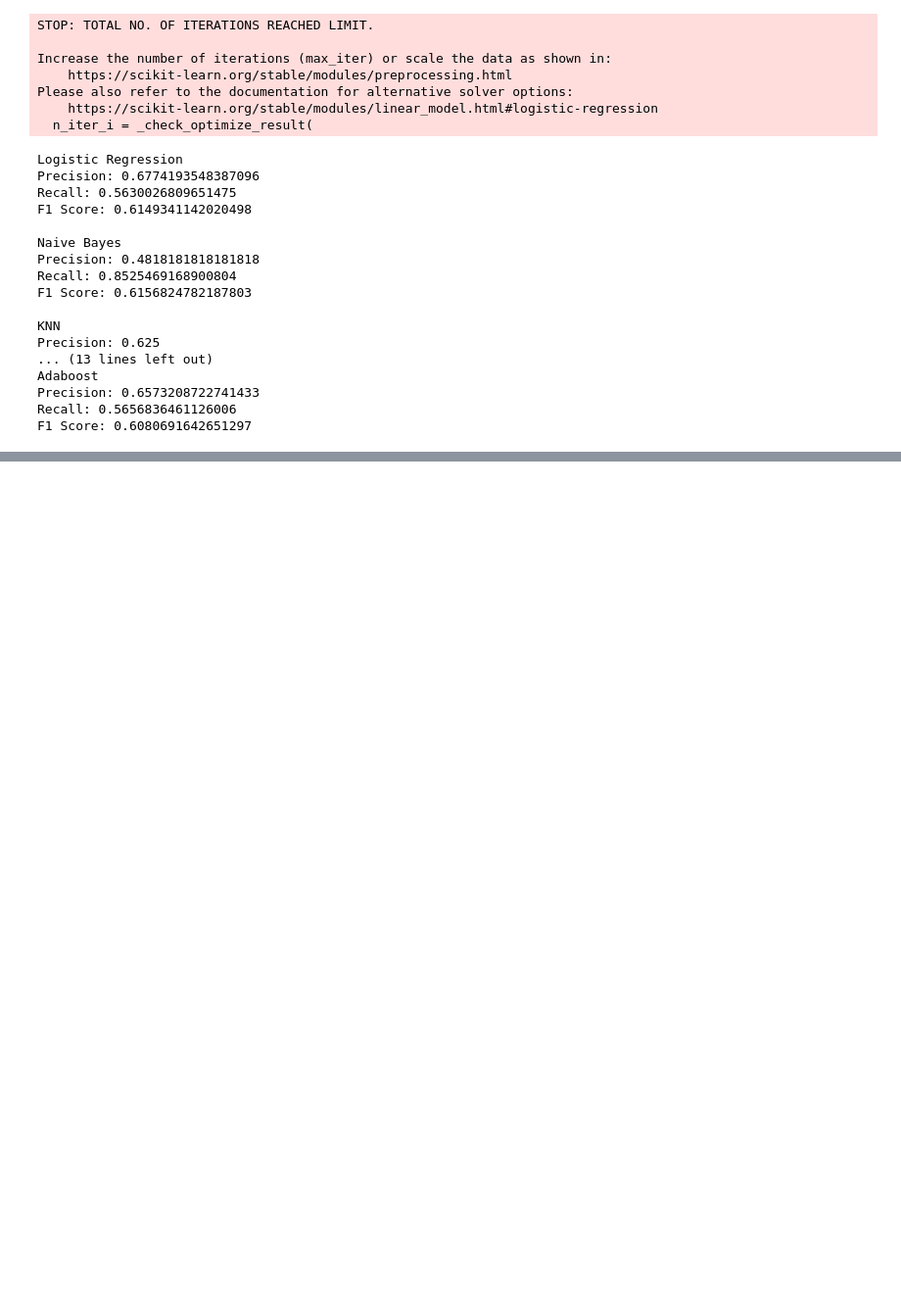
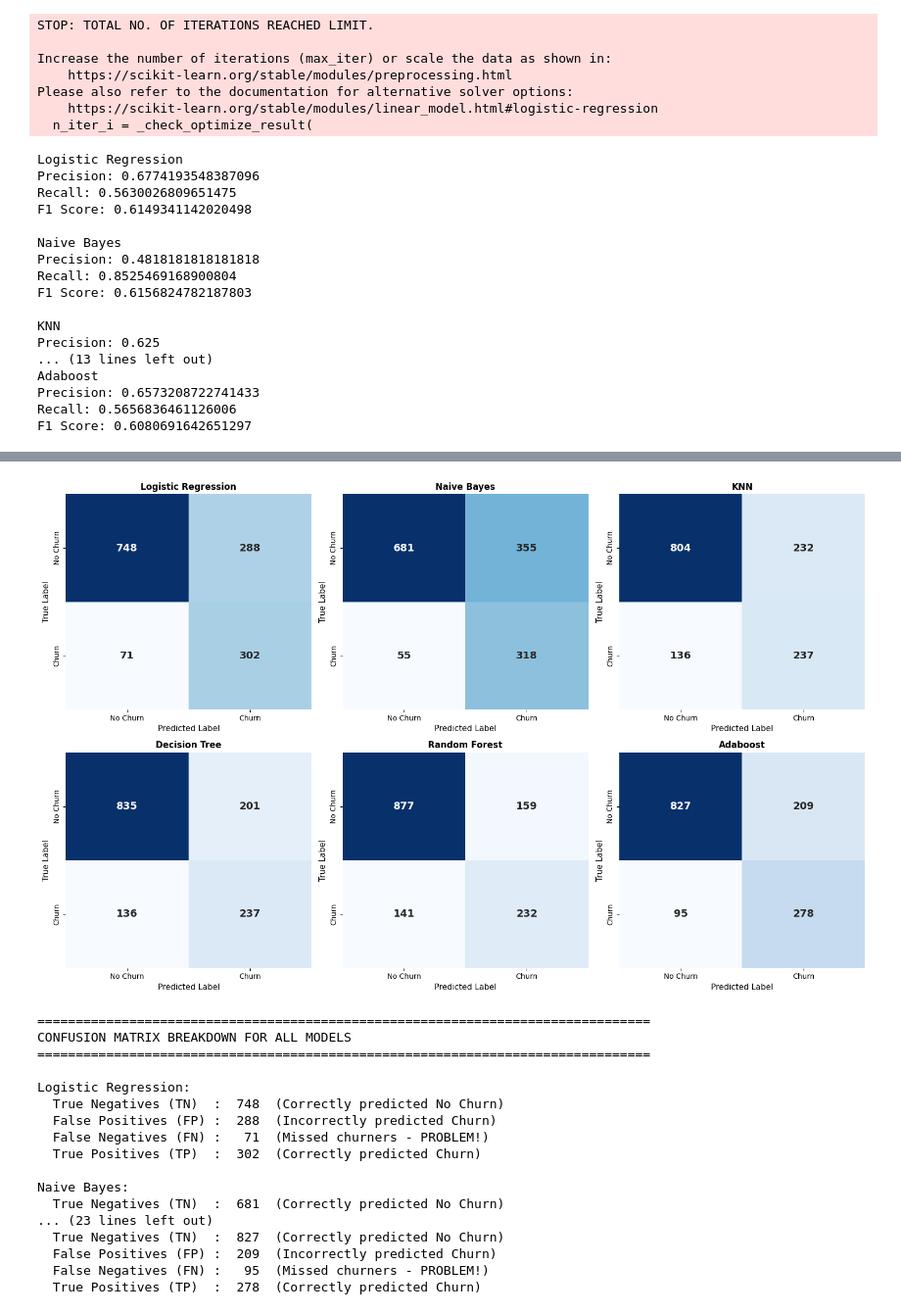
Before and after one commit to Mazen-Haytham/customer-churn-prediction, a Jupyter notebook: Project.ipynb, the cells around one changed output, grey strips where cells are left out. Shown at 98% size. Cells and saved outputs as stored; diff of their text form; code cells hidden in the pictures; blank space fills up the shorter version.

```diff
--- a/Project.ipynb
+++ b/Project.ipynb
@@ -471,0 +643,63 @@ F1 Score: 0.6080691642651297
+# %%
+from sklearn.metrics import confusion_matrix
+
+# Create a figure with subplots (2 rows x 3 columns for 6 models)
+fig, axes = plt.subplots(2, 3, figsize=(16, 10))
+axes = axes.flatten()  # Flatten to make indexing easier
+
+for idx, (name, model) in enumerate(models.items()):
+    # Get predictions
+    y_pred = model.predict(X_test)
+
+    # Calculate confusion matrix
+    cm = confusion_matrix(y_test, y_pred)
+
+    # Plot confusion matrix
+    sns.heatmap(cm, annot=True, fmt='d', cmap='Blues', ax=axes[idx],
+                cbar=False,
+                xticklabels=['No Churn', 'Churn'],
+                yticklabels=['No Churn', 'Churn'],
+                annot_kws={'size': 14, 'weight': 'bold'})
+
+    axes[idx].set_title(f'{name}', fontsize=12, fontweight='bold')
+    axes[idx].set_ylabel('True Label', fontsize=11)
+    axes[idx].set_xlabel('Predicted Label', fontsize=11)
+
+plt.tight_layout()
+plt.show()
+
+# Print detailed confusion matrix breakdown
+print("\n" + "="*80)
+print("CONFUSION MATRIX BREAKDOWN FOR ALL MODELS")
+print("="*80)
+
+for name, model in models.items():
+    y_pred = model.predict(X_test)
+    cm = confusion_matrix(y_test, y_pred)
+
+    tn, fp, fn, tp = cm.ravel()
+
+    print(f"\n{name}:")
+    print(f"  True Negatives (TN)  : {tn:4d}  (Correctly predicted No Churn)")
+    print(f"  False Positives (FP) : {fp:4d}  (Incorrectly predicted Churn)")
+    print(f"  False Negatives (FN) : {fn:4d}  (Missed churners - PROBLEM!)")
+    print(f"  True Positives (TP)  : {tp:4d}  (Correctly predicted Churn)")
+# %% [output]
+[figure, added]
+================================================================================
+CONFUSION MATRIX BREAKDOWN FOR ALL MODELS
+================================================================================
+
+Logistic Regression:
+  True Negatives (TN)  :  748  (Correctly predicted No Churn)
+  False Positives (FP) :  288  (Incorrectly predicted Churn)
+  False Negatives (FN) :   71  (Missed churners - PROBLEM!)
+  True Positives (TP)  :  302  (Correctly predicted Churn)
+
+Naive Bayes:
+  True Negatives (TN)  :  681  (Correctly predicted No Churn)
+... (23 lines left out)
+  True Negatives (TN)  :  827  (Correctly predicted No Churn)
+  False Positives (FP) :  209  (Incorrectly predicted Churn)
+  False Negatives (FN) :   95  (Missed churners - PROBLEM!)
+  True Positives (TP)  :  278  (Correctly predicted Churn)
```
Also changed, not shown: parts of 14 cells of this notebook.
